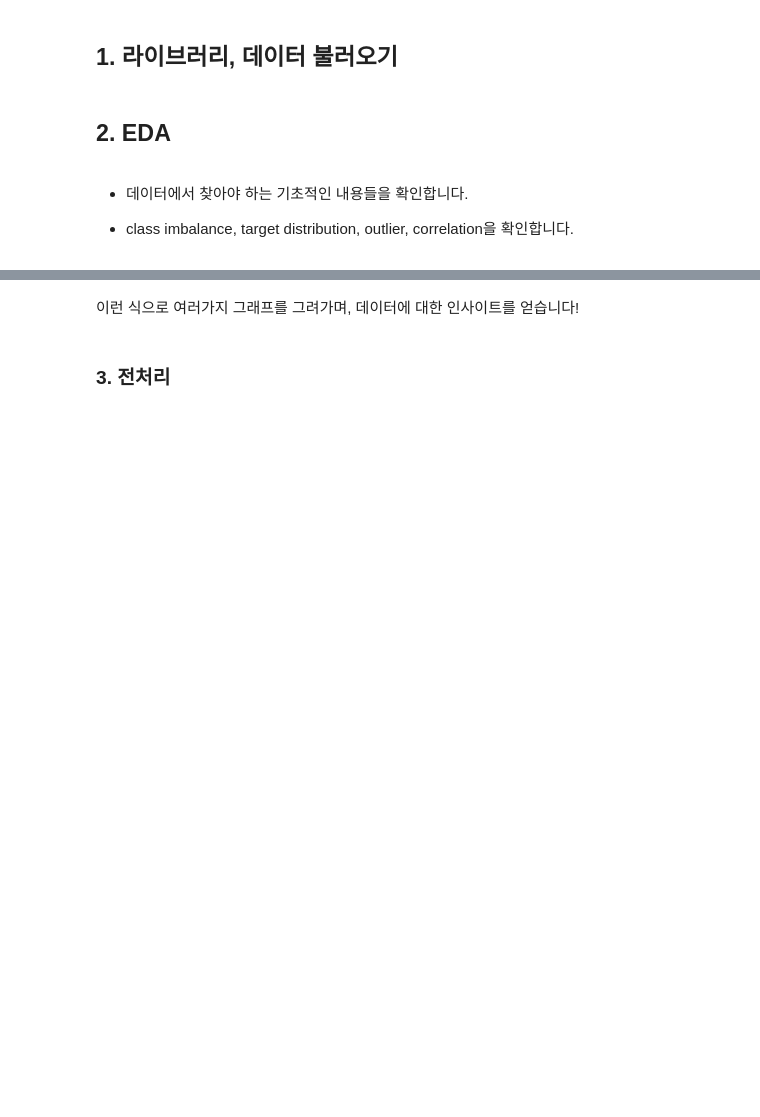
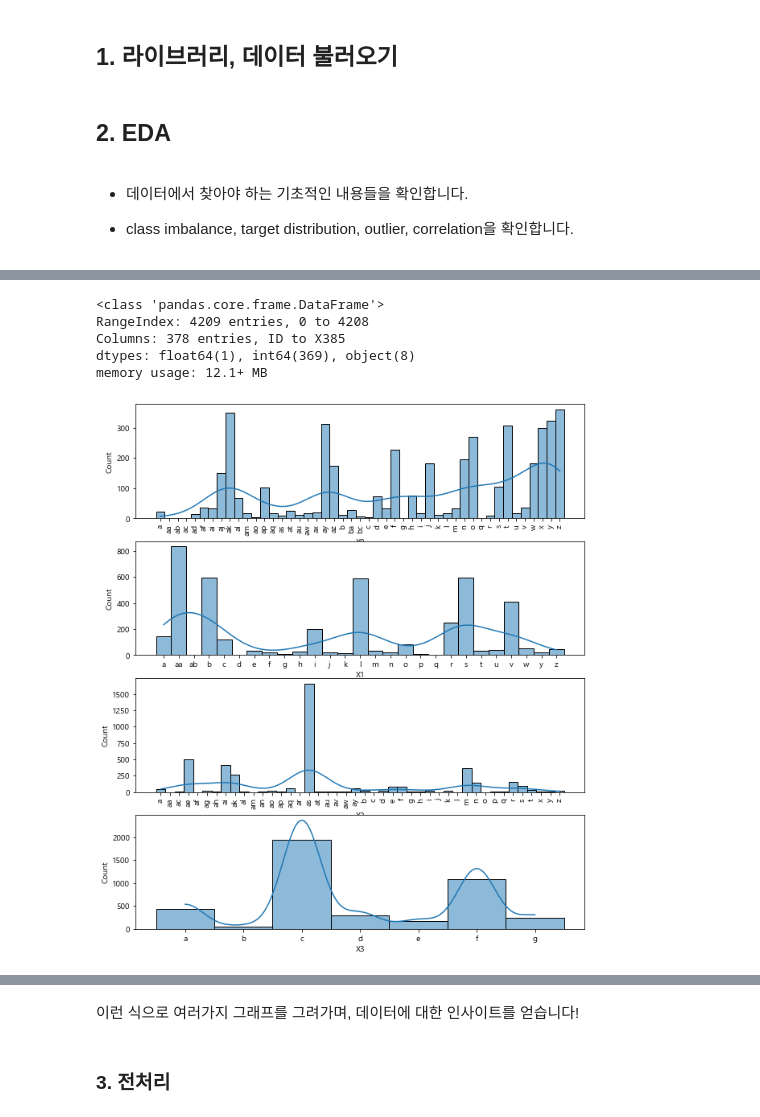
Before and after one commit to LEEHM97/machine-learning-exercises, a Jupyter notebook: 5.벤츠_생산공정 테스트 시간/생산공정 테스트 시간 예측.ipynb, the cells around one changed output, grey strips where cells are left out. Cells and saved outputs as stored; diff of their text form; code cells hidden in the pictures; blank space fills up the shorter version.

```diff
--- a/5.벤츠_생산공정 테스트 시간/생산공정 테스트 시간 예측.ipynb
+++ b/5.벤츠_생산공정 테스트 시간/생산공정 테스트 시간 예측.ipynb
@@ -55,8 +57,9 @@ data_reducing = False ## memory reducing technique
 feature_reducing = False ## feature extraction (curse of dimensionality)
 # %%
 # 데이터를 불러옵니다.
-train =
-test =
+base_path = "C:/Users/gmlkd/data/mercedes-benz-greener-manufacturing/"
+train = pd.read_csv(base_path + "train.csv")
+test = pd.read_csv(base_path + "test.csv")
 # %% [markdown]
 ## 2. EDA
 # %% [markdown]
@@ -72,0 +92,28 @@ sns.histplot()
+# %%
+# 378개 columns 중에 object dtype는 8개 (X0,1,2,3,4,5,6,8이 object)
+
+train.info()
+# %% [output]
+<class 'pandas.core.frame.DataFrame'>
+RangeIndex: 4209 entries, 0 to 4208
+Columns: 378 entries, ID to X385
+dtypes: float64(1), int64(369), object(8)
+memory usage: 12.1+ MB
+# %%
+plt.figure(figsize=(10,12))
+plt.subplot(411)
+sns.histplot(data=train, x=train.X0.sort_values(), kde=True)
+plt.xticks(rotation=90)
+
+plt.subplot(412)
+sns.histplot(data=train, x=train.X1.sort_values(), kde=True)
+
+plt.subplot(413)
+sns.histplot(data=train, x=train.X2.sort_values(), kde=True)
+plt.xticks(rotation=90)
+
+plt.subplot(414)
+sns.histplot(data=train, x=train.X3.sort_values(), kde=True)
+plt.show()
+# %% [output]
+[figure, added]
```
Also changed, not shown: parts of 25 cells of this notebook.
